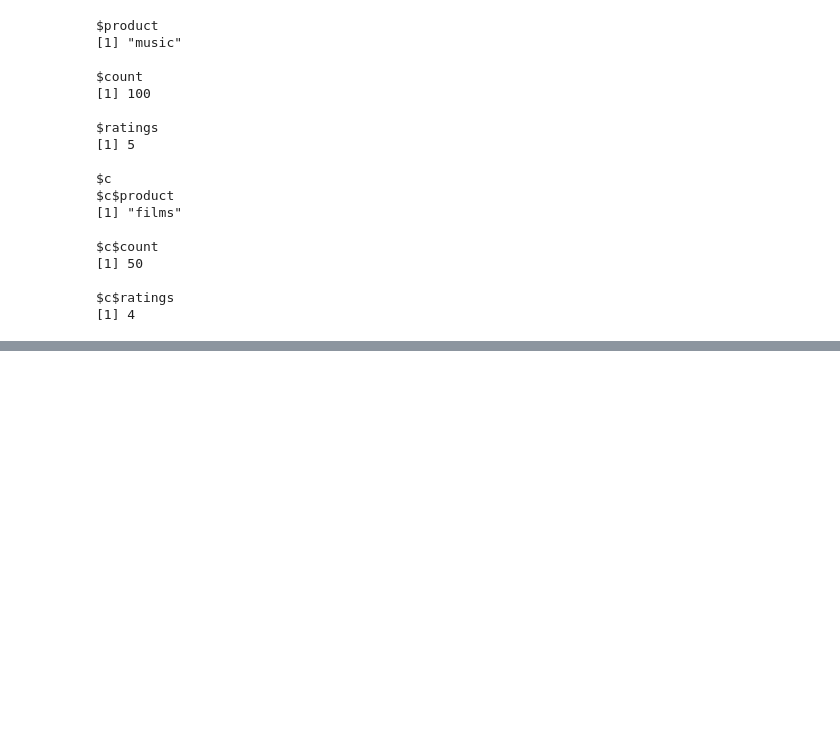
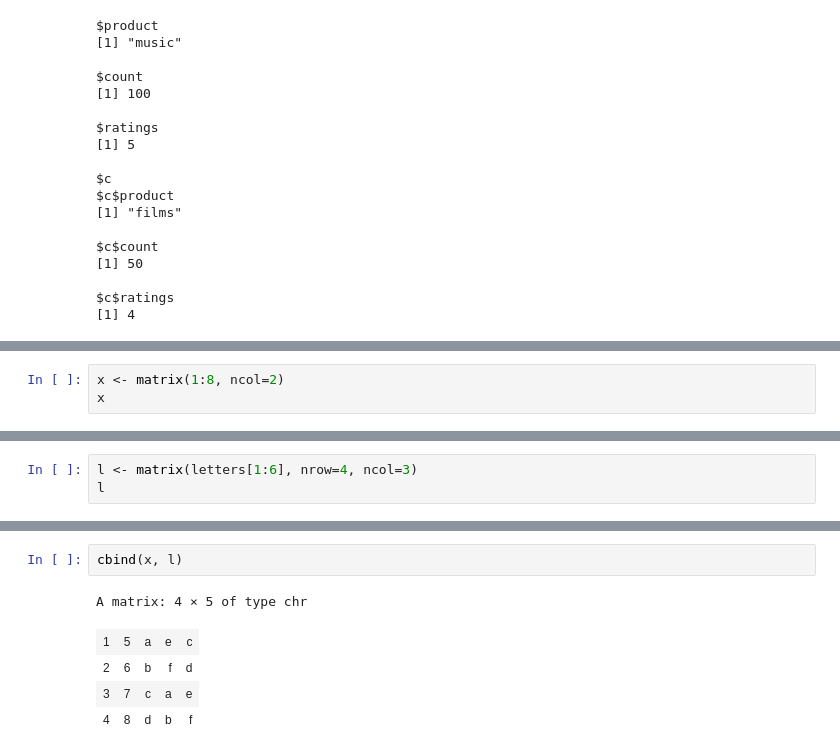
Before and after one commit to qslia/R_Practice, a Jupyter notebook: notebooks/basic3.ipynb, the cells around one changed output, grey strips where cells are left out. Saved outputs shown, nothing was run; the diff lists cells and outputs as text; blank space fills up the shorter version.

Commit message:
learn list matrix

```diff
--- a/notebooks/basic3.ipynb
+++ b/notebooks/basic3.ipynb
@@ -239,0 +417,3 @@ $c$ratings
+# %%
+x <- matrix(1:8, ncol=2)
+x
@@ -239,0 +426,3 @@ $c$ratings
+# %%
+l <- matrix(letters[1:6], nrow=4, ncol=3)
+l
@@ -239,0 +435,8 @@ $c$ratings
+# %%
+cbind(x, l)
+# %% [output]
+A matrix: 4 × 5 of type chr
+| 1 | 5 | a | e | c |
+| 2 | 6 | b | f | d |
+| 3 | 7 | c | a | e |
+| 4 | 8 | d | b | f |
```
Also changed, not shown: parts of 41 cells of this notebook.
